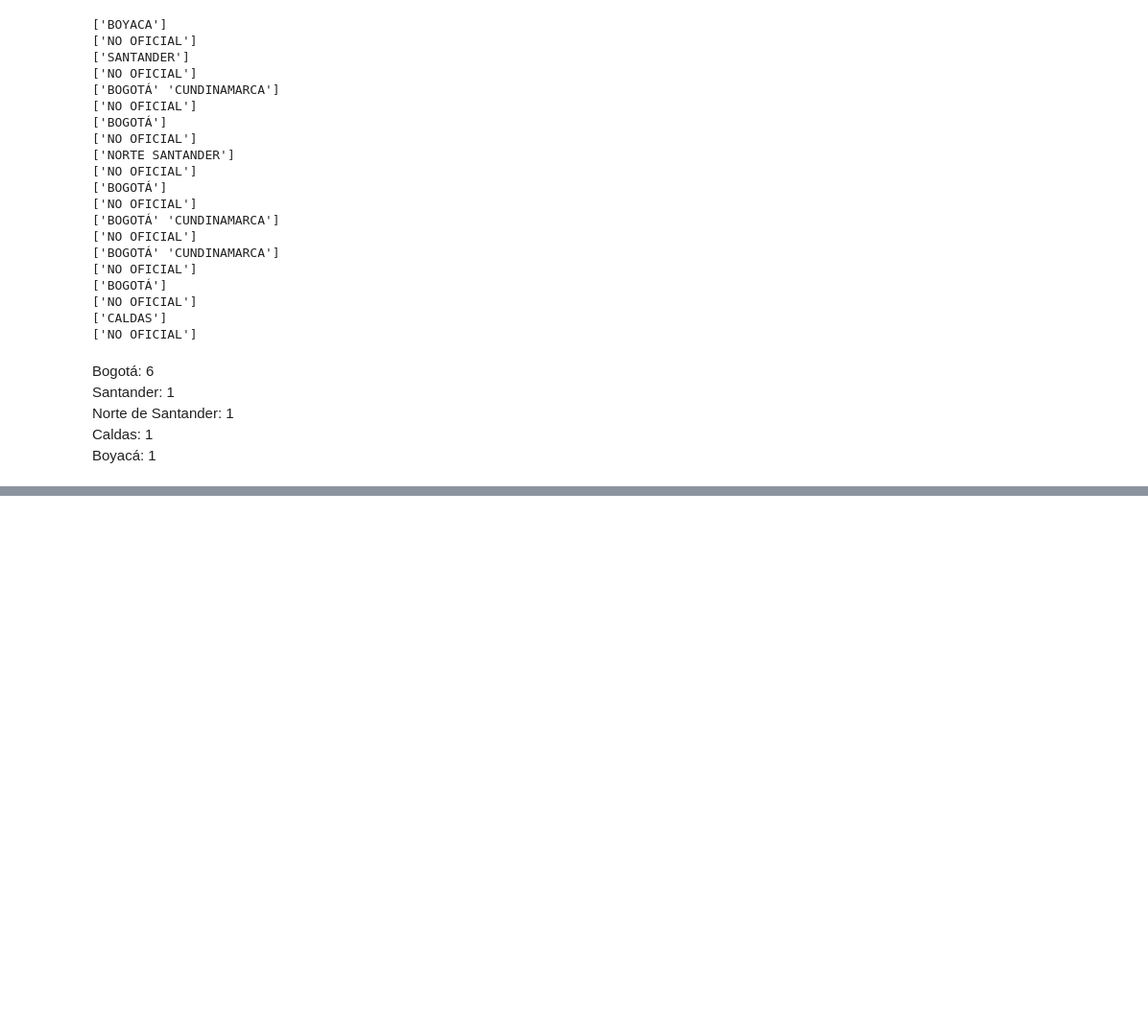
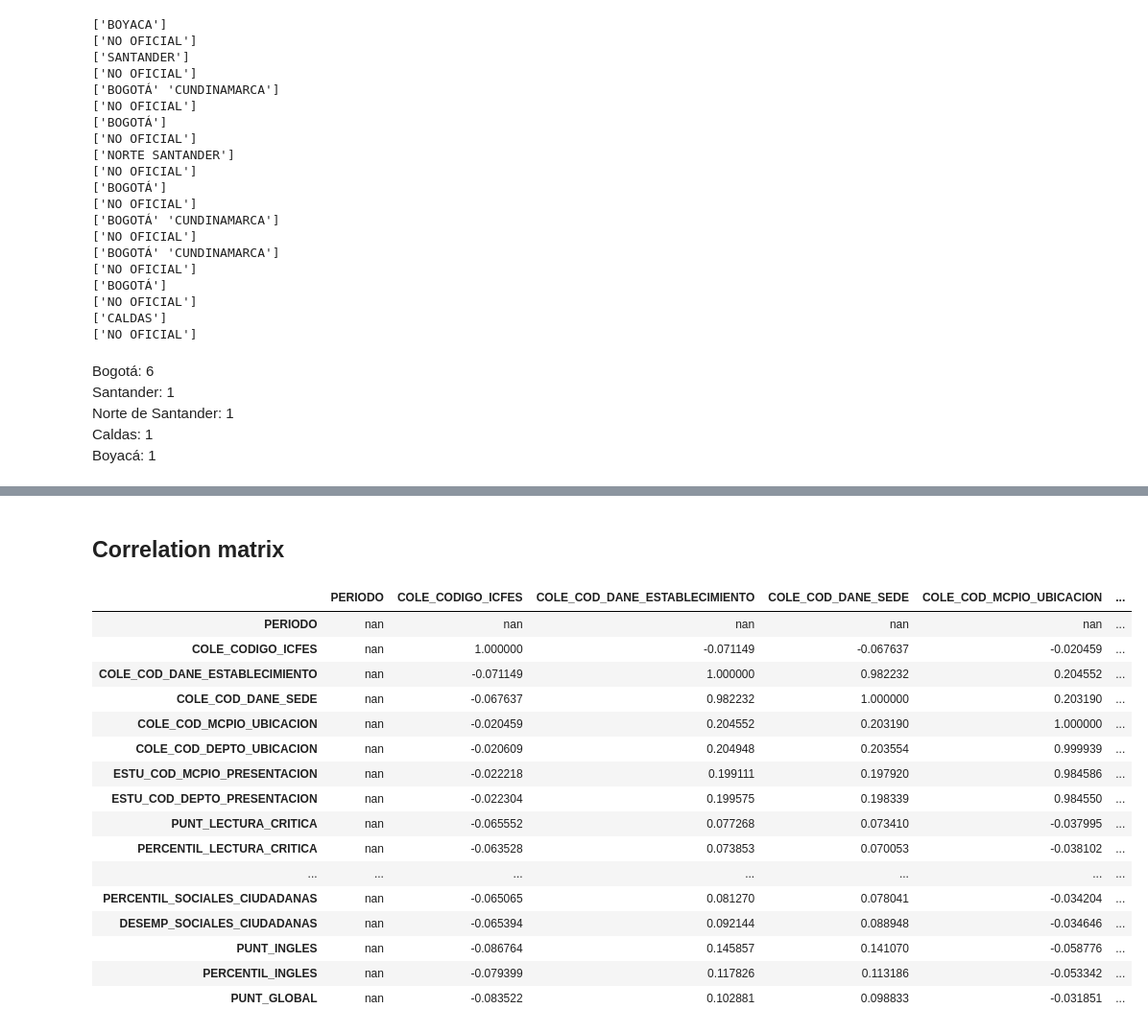
Before and after one commit to dtASW/o_notation, a Jupyter notebook: DataExplorationIcfes.ipynb, the cells around one changed output, grey strips where cells are left out. Shown at 96% size. Cells and saved outputs as stored; diff of their text form; code cells hidden in the pictures; blank space fills up the shorter version.

```diff
--- a/DataExplorationIcfes.ipynb
+++ b/DataExplorationIcfes.ipynb
@@ -228,0 +286,24 @@ Boyacá: 1 <br>
+# %% [markdown]
+## Correlation matrix
+# %%
+df = df.dropna()
+# %%
+df.corr().style.background_gradient(cmap='coolwarm')
+# %% [output]
+|  | PERIODO | COLE_CODIGO_ICFES | COLE_COD_DANE_ESTABLECIMIENTO | COLE_COD_DANE_SEDE | COLE_COD_MCPIO_UBICACION | ... |
+| PERIODO | nan | nan | nan | nan | nan | ... |
+| COLE_CODIGO_ICFES | nan | 1.000000 | -0.071149 | -0.067637 | -0.020459 | ... |
+| COLE_COD_DANE_ESTABLECIMIENTO | nan | -0.071149 | 1.000000 | 0.982232 | 0.204552 | ... |
+| COLE_COD_DANE_SEDE | nan | -0.067637 | 0.982232 | 1.000000 | 0.203190 | ... |
+| COLE_COD_MCPIO_UBICACION | nan | -0.020459 | 0.204552 | 0.203190 | 1.000000 | ... |
+| COLE_COD_DEPTO_UBICACION | nan | -0.020609 | 0.204948 | 0.203554 | 0.999939 | ... |
+| ESTU_COD_MCPIO_PRESENTACION | nan | -0.022218 | 0.199111 | 0.197920 | 0.984586 | ... |
+| ESTU_COD_DEPTO_PRESENTACION | nan | -0.022304 | 0.199575 | 0.198339 | 0.984550 | ... |
+| PUNT_LECTURA_CRITICA | nan | -0.065552 | 0.077268 | 0.073410 | -0.037995 | ... |
+| PERCENTIL_LECTURA_CRITICA | nan | -0.063528 | 0.073853 | 0.070053 | -0.038102 | ... |
+| ... | ... | ... | ... | ... | ... | ... |
+| PERCENTIL_SOCIALES_CIUDADANAS | nan | -0.065065 | 0.081270 | 0.078041 | -0.034204 | ... |
+| DESEMP_SOCIALES_CIUDADANAS | nan | -0.065394 | 0.092144 | 0.088948 | -0.034646 | ... |
+| PUNT_INGLES | nan | -0.086764 | 0.145857 | 0.141070 | -0.058776 | ... |
+| PERCENTIL_INGLES | nan | -0.079399 | 0.117826 | 0.113186 | -0.053342 | ... |
+| PUNT_GLOBAL | nan | -0.083522 | 0.102881 | 0.098833 | -0.031851 | ... |
```
Also changed, not shown: parts of 8 cells of this notebook.
